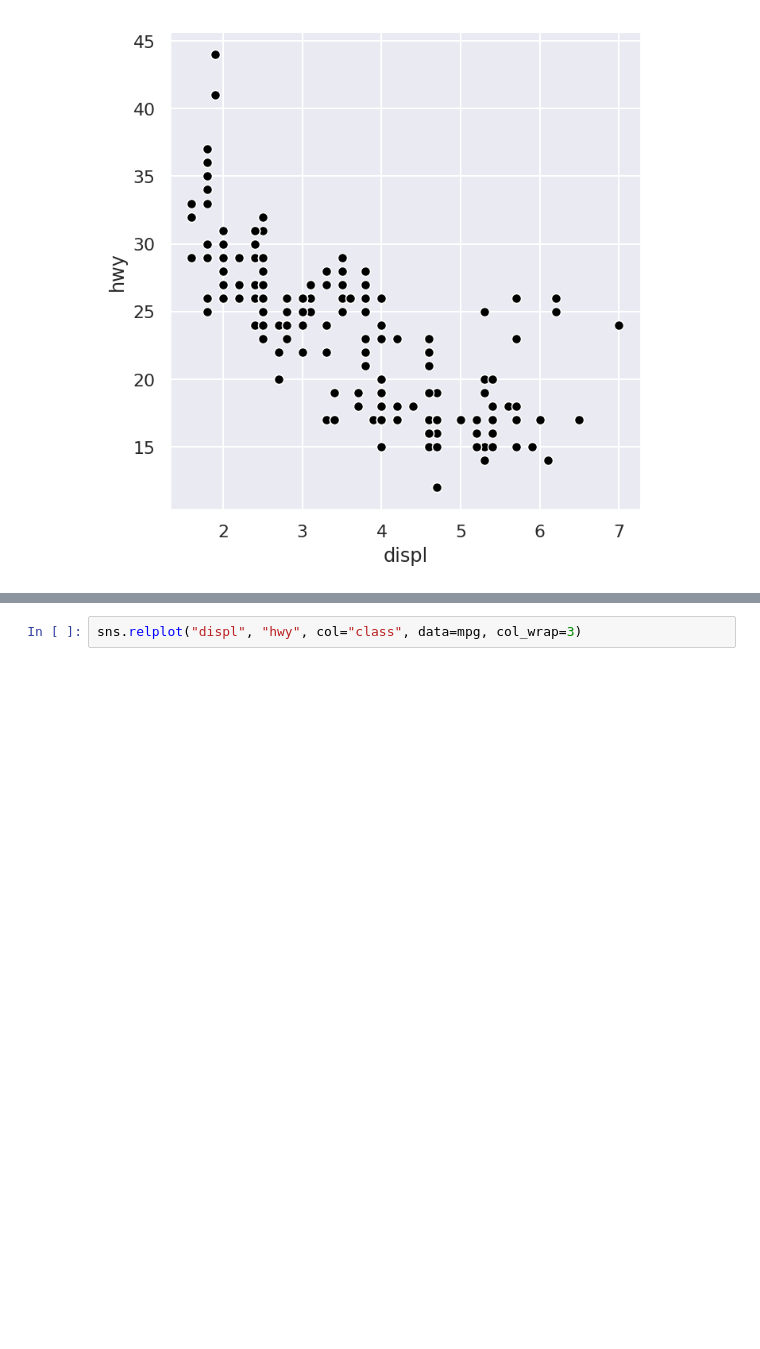
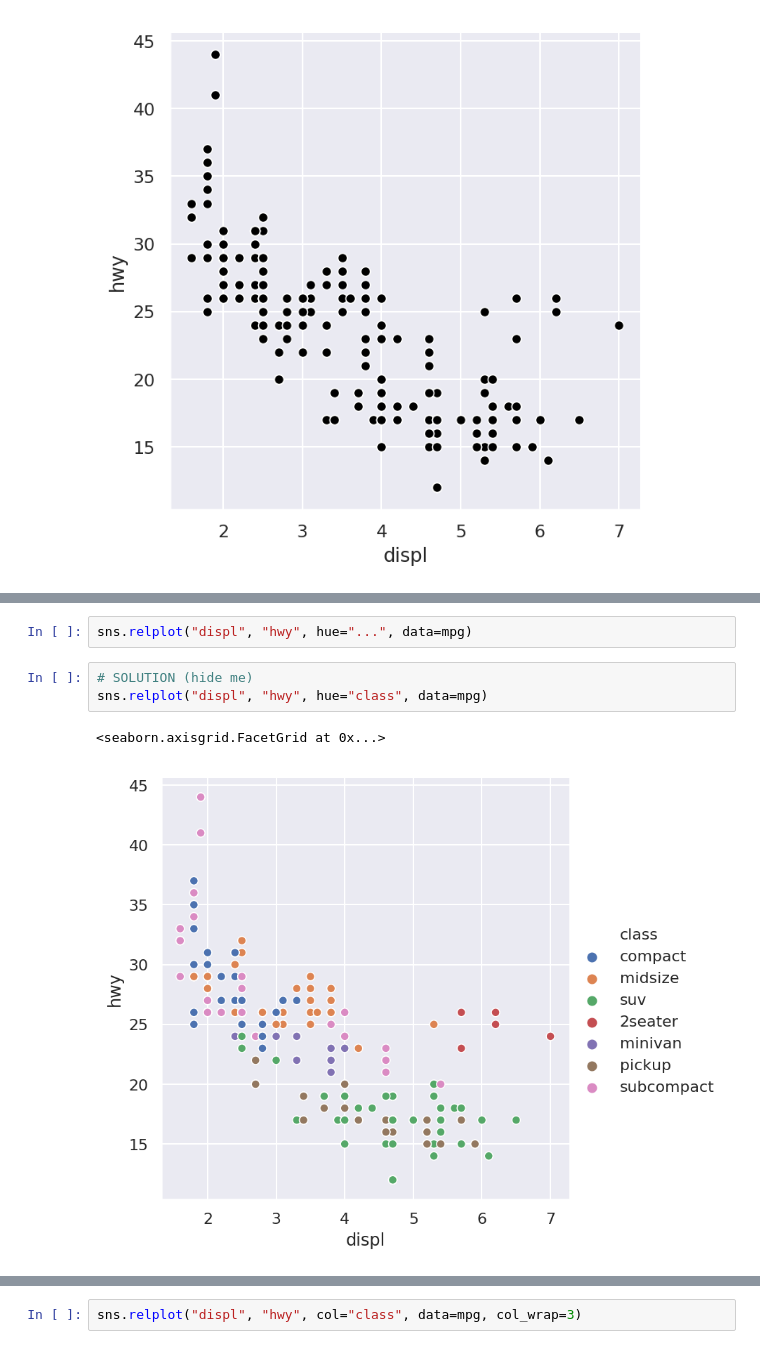
Before and after one commit to drjarno/python-workshop-2020-may, a Jupyter notebook: Chapter 2.ipynb, the cells around one changed output, grey strips where cells are left out. Drawn from its saved outputs; the diff is of its cells as text; blank space fills up the shorter version.

```diff
--- a/Chapter 2.ipynb
+++ b/Chapter 2.ipynb
@@ -73,0 +89,8 @@ sns.relplot("displ", "hwy", color="black", data=mpg)
+# %%
+sns.relplot("displ", "hwy", hue="...", data=mpg)
+# %%
+# SOLUTION (hide me)
+sns.relplot("displ", "hwy", hue="class", data=mpg)
+# %% [output]
+<seaborn.axisgrid.FacetGrid at 0x...>
+[figure, added]
```
Also changed, not shown: parts of 22 cells of this notebook, 2 other files.
